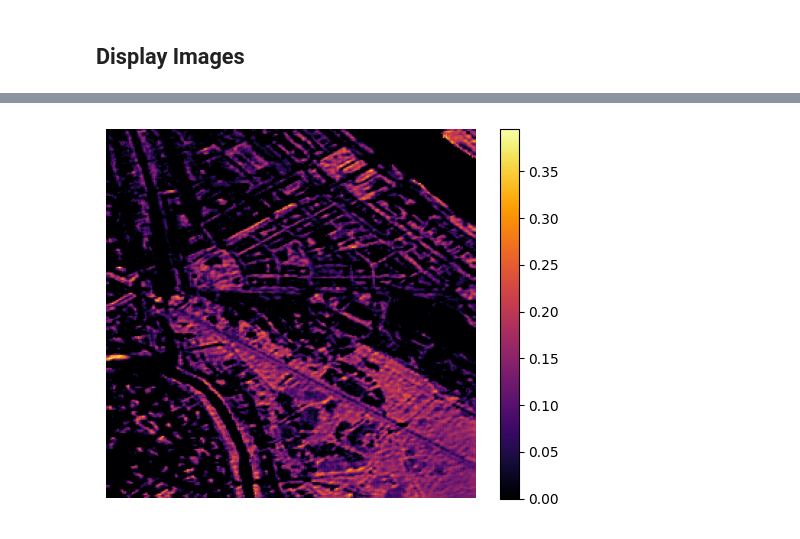
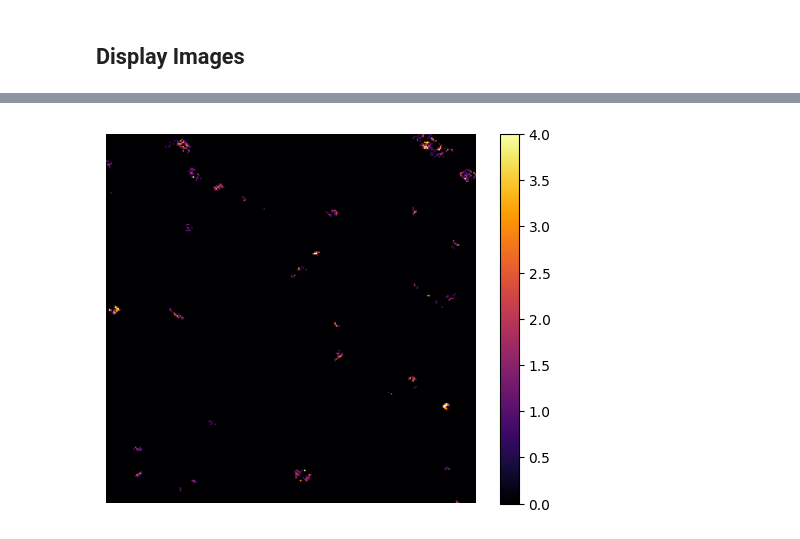
Before and after one commit to nikmaster/wu_dslab_infrared-city, a Jupyter notebook: project/modelT/visualization.ipynb, the cells around one changed output, grey strips where cells are left out. Drawn from its saved outputs; the diff is of its cells as text; code cells hidden in the pictures.

```diff
--- a/project/modelT/visualization.ipynb
+++ b/project/modelT/visualization.ipynb
@@ -5,7 +5,7 @@ import matplotlib.pyplot as plt
 # %% [markdown]
 ## Import Data
 # %%
-base_path = Path.cwd().parents[4] / "ideas-dslab-group1-shared" / "results_test_modelT" / "vienna"
+base_path = Path(r"C:\Users\morit\Documents\A_Uni\Notes\DS5\Tryout\modelT\results_test\barcelona")
 fold = 1
 # %%
 fold_path = base_path / f"Fold_{fold}"
@@ -22,9 +24,10 @@ Targets shape: (412, 1, 256, 256)
 ## Display Images
 # %%
 # select image number (must be smaller then first dim of input arrays)
-img_number = 195
+img_number = 55
+
 # month must be smaller then second dim of image shape)
-month = 0
+month = 1
 # %%
 # getting the right patches and transposing them to get final visualizations
 img = np.transpose(patches_img[img_number][month][:3], (1, 2, 0))
@@ -39,8 +55,8 @@ plt.show()
 # %%
-# show
-plt.imshow(pred, cmap='inferno', vmin=0)
+# plot the target
+plt.imshow(targ, cmap='inferno',vmin=0,vmax=4)
 plt.colorbar()
 plt.axis("off")
 plt.show()
 # %% [output]
-[figure, old version]
+[figure, new version]
```
Also changed, not shown: parts of 11 cells of this notebook, 9 other files.
